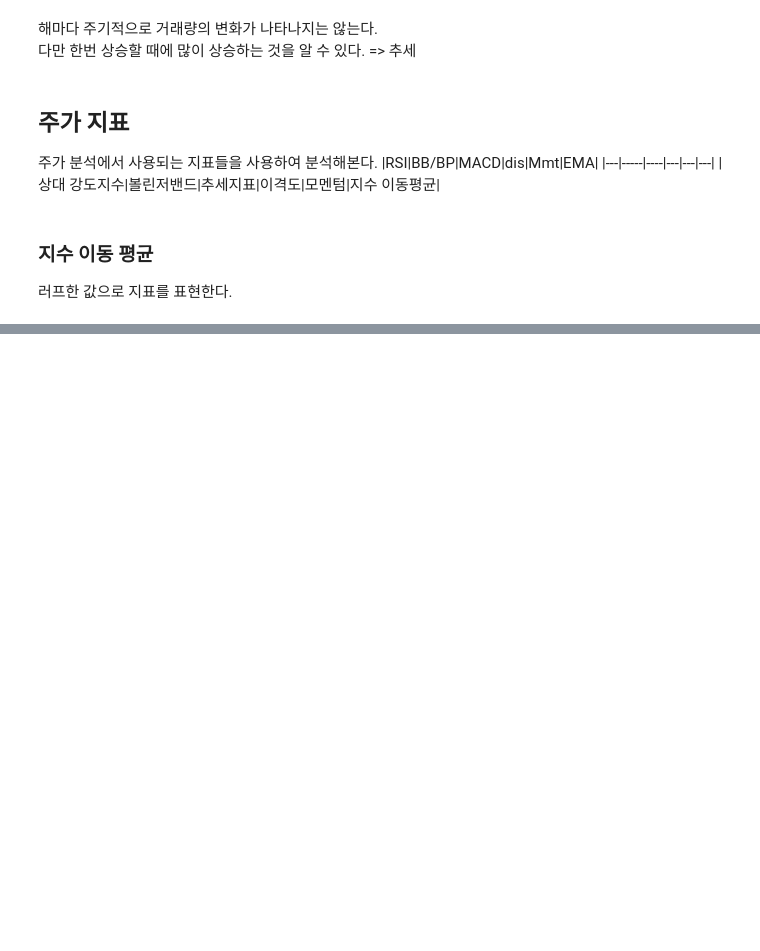
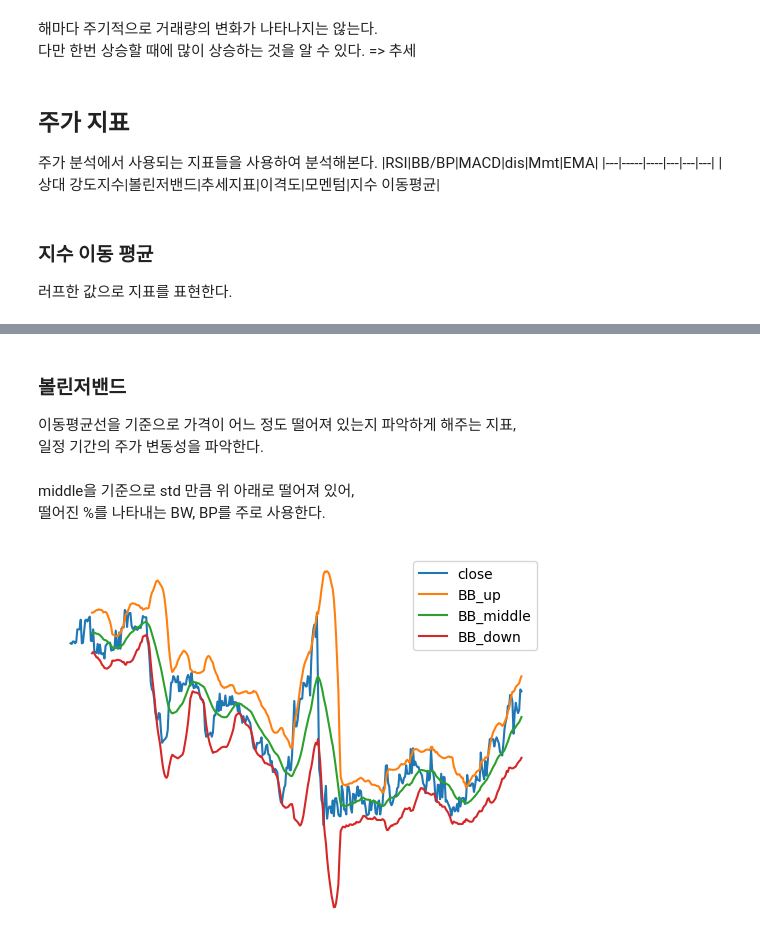
Before and after one commit to DogRing/TorchTrade, a Jupyter notebook: train/1_data_Transform.ipynb, the cells around one changed output, grey strips where cells are left out. Saved outputs shown, nothing was run; the diff lists cells and outputs as text; code cells hidden in the pictures; blank space fills up the shorter version.

```diff
--- a/train/1_data_Transform.ipynb
+++ b/train/1_data_Transform.ipynb
@@ -100,0 +100,17 @@ plt.show()
+# %% [markdown]
+### 볼린저밴드
+이동평균선을 기준으로 가격이 어느 정도 떨어져 있는지 파악하게 해주는 지표,
+일정 기간의 주가 변동성을 파악한다.
+# %% [markdown]
+middle을 기준으로 std 만큼 위 아래로 떨어져 있어,
+떨어진 %를 나타내는 BW, BP를 주로 사용한다.
+# %%
+(df['BW'],df['BP']), (df['BB_up'],df['BB_middle'],df['BB_down']) = idc.BB(df,20)
+
+for bp in ['close','BB_up','BB_middle','BB_down']:
+    plt.plot(df[bp],label=bp)
+plt.axis('off')
+plt.legend()
+plt.show()
+# %% [output]
+[figure, added]
```
Also changed, not shown: parts of 19 cells of this notebook, 2 other files.
